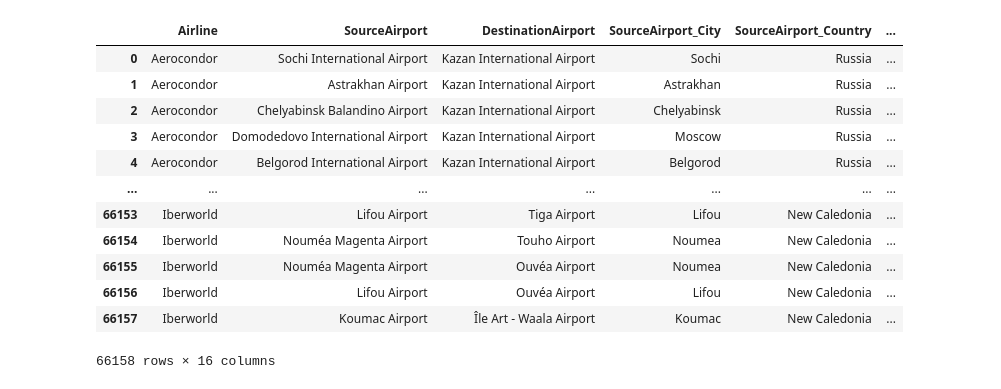
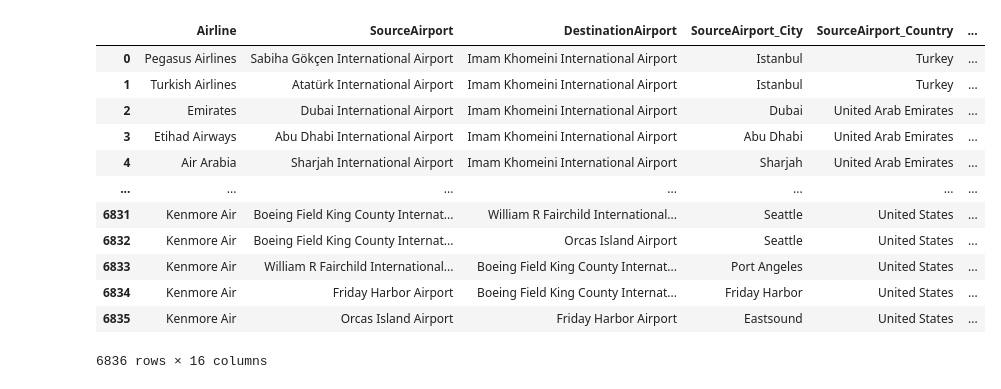
Before and after one commit to pouriaSameti/Fundamental-AI, a Jupyter notebook: Dijkstra and Astar/Dijestra and Astar.ipynb, the cells around one changed output. Drawn from its saved outputs; the diff is of its cells as text; code cells hidden in the pictures.

```diff
--- a/Dijkstra and Astar/Dijestra and Astar.ipynb
+++ b/Dijkstra and Astar/Dijestra and Astar.ipynb
@@ -2,22 +2,22 @@
 import numpy as np
 import pandas as pd
 # %%
-data_set = pd.read_csv('Dataset.csv')
+data_set = pd.read_csv('Flight_Data.csv')
 data_set
 # %% [output]
 |  | Airline | SourceAirport | DestinationAirport | SourceAirport_City | SourceAirport_Country | ... |
-| 0 | Aerocondor | Sochi International Airport | Kazan International Airport | Sochi | Russia | ... |
-| 1 | Aerocondor | Astrakhan Airport | Kazan International Airport | Astrakhan | Russia | ... |
-| 2 | Aerocondor | Chelyabinsk Balandino Airport | Kazan International Airport | Chelyabinsk | Russia | ... |
-| 3 | Aerocondor | Domodedovo International Airport | Kazan International Airport | Moscow | Russia | ... |
-| 4 | Aerocondor | Belgorod International Airport | Kazan International Airport | Belgorod | Russia | ... |
+| 0 | Pegasus Airlines | Sabiha Gökçen International Airport | Imam Khomeini International Airport | Istanbul | Turkey | ... |
+| 1 | Turkish Airlines | Atatürk International Airport | Imam Khomeini International Airport | Istanbul | Turkey | ... |
+| 2 | Emirates | Dubai International Airport | Imam Khomeini International Airport | Dubai | United Arab Emirates | ... |
+| 3 | Etihad Airways | Abu Dhabi International Airport | Imam Khomeini International Airport | Abu Dhabi | United Arab Emirates | ... |
+| 4 | Air Arabia | Sharjah International Airport | Imam Khomeini International Airport | Sharjah | United Arab Emirates | ... |
 | ... | ... | ... | ... | ... | ... | ... |
-| 66153 | Iberworld | Lifou Airport | Tiga Airport | Lifou | New Caledonia | ... |
-| 66154 | Iberworld | Nouméa Magenta Airport | Touho Airport | Noumea | New Caledonia | ... |
-| 66155 | Iberworld | Nouméa Magenta Airport | Ouvéa Airport | Noumea | New Caledonia | ... |
-| 66156 | Iberworld | Lifou Airport | Ouvéa Airport | Lifou | New Caledonia | ... |
-| 66157 | Iberworld | Koumac Airport | Île Art - Waala Airport | Koumac | New Caledonia | ... |
+| 6831 | Kenmore Air | Boeing Field King County Internat... | William R Fairchild International... | Seattle | United States | ... |
+| 6832 | Kenmore Air | Boeing Field King County Internat... | Orcas Island Airport | Seattle | United States | ... |
+| 6833 | Kenmore Air | William R Fairchild International... | Boeing Field King County Internat... | Port Angeles | United States | ... |
+| 6834 | Kenmore Air | Friday Harbor Airport | Boeing Field King County Internat... | Friday Harbor | United States | ... |
+| 6835 | Kenmore Air | Orcas Island Airport | Friday Harbor Airport | Eastsound | United States | ... |
-66158 rows × 16 columns
+6836 rows × 16 columns
 # %%
 import sys
 from queue import PriorityQueue
```
Also changed, not shown: parts of 2 cells of this notebook.
